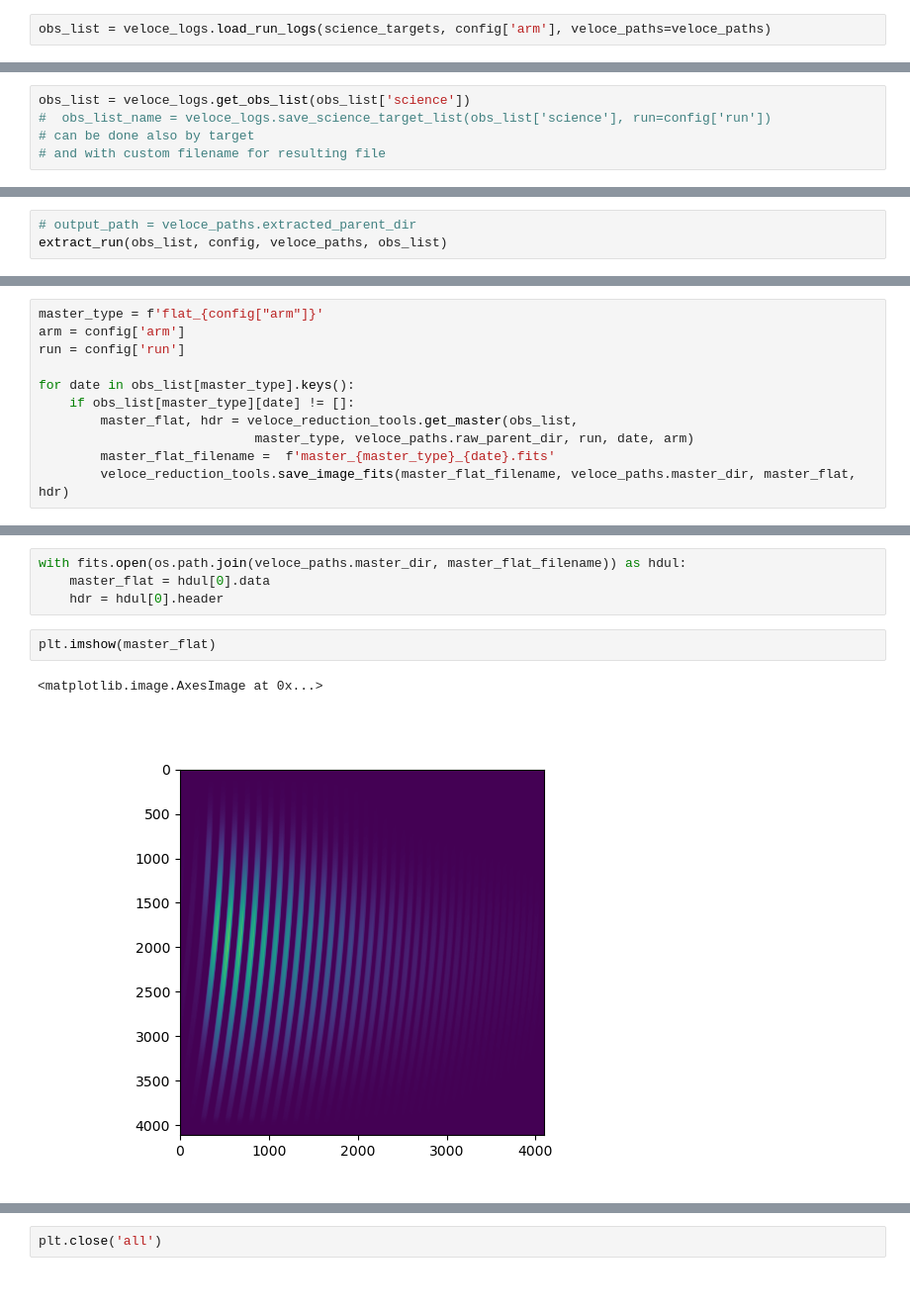
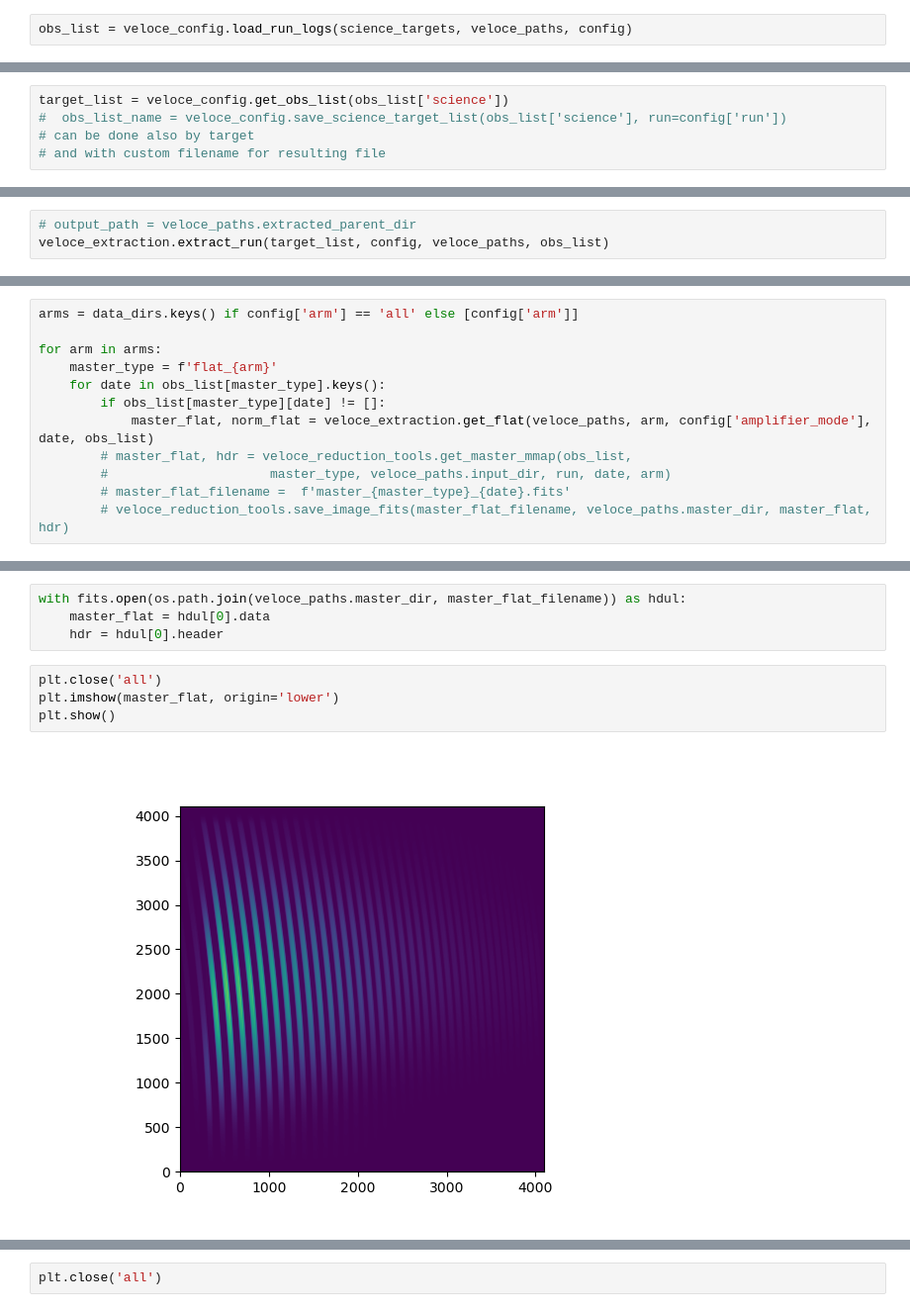
Before and after one commit to joakru-astro/veloce_reduction, a Jupyter notebook: veloce_reduction.ipynb, the cells around one changed output, grey strips where cells are left out. Shown at 99% size. Drawn from its saved outputs; the diff is of its cells as text; blank space fills up the shorter version.

```diff
--- a/veloce_reduction.ipynb
+++ b/veloce_reduction.ipynb
@@ -105,2 +164,2 @@ Step 1 - read data filenames from logs
 # %%
-obs_list = veloce_logs.load_run_logs(science_targets, config['arm'], veloce_paths=veloce_paths)
+obs_list = veloce_config.load_run_logs(science_targets, veloce_paths, config)
@@ -117,5 +168,5 @@ Step 2 - save targets list
 # %%
-obs_list = veloce_logs.get_obs_list(obs_list['science'])
-#  obs_list_name = veloce_logs.save_science_target_list(obs_list['science'], run=config['run'])
+target_list = veloce_config.get_obs_list(obs_list['science'])
+#  obs_list_name = veloce_config.save_science_target_list(obs_list['science'], run=config['run'])
 # can be done also by target
 # and with custom filename for resulting file
@@ -262,5 +175,5 @@ Step 3 - Extract science data
 # %%
 # output_path = veloce_paths.extracted_parent_dir
-extract_run(obs_list, config, veloce_paths, obs_list)
+veloce_extraction.extract_run(target_list, config, veloce_paths, obs_list)
 # %% [output]
 red
@@ -371,12 +432,13 @@ plt.show()
 # %%
-master_type = f'flat_{config["arm"]}'
-arm = config['arm']
-run = config['run']
+arms = data_dirs.keys() if config['arm'] == 'all' else [config['arm']]
 
-for date in obs_list[master_type].keys():
-    if obs_list[master_type][date] != []:
-        master_flat, hdr = veloce_reduction_tools.get_master(obs_list,
-                            master_type, veloce_paths.raw_parent_dir, run, date, arm)
-        master_flat_filename =  f'master_{master_type}_{date}.fits'
-        veloce_reduction_tools.save_image_fits(master_flat_filename, veloce_paths.master_dir, master_flat, hdr)
+for arm in arms:
+    master_type = f'flat_{arm}'
+    for date in obs_list[master_type].keys():
+        if obs_list[master_type][date] != []:
+            master_flat, norm_flat = veloce_extraction.get_flat(veloce_paths, arm, config['amplifier_mode'], date, obs_list)
+        # master_flat, hdr = veloce_reduction_tools.get_master_mmap(obs_list,
+        #                     master_type, veloce_paths.input_dir, run, date, arm)
+        # master_flat_filename =  f'master_{master_type}_{date}.fits'
+        # veloce_reduction_tools.save_image_fits(master_flat_filename, veloce_paths.master_dir, master_flat, hdr)
 # %%
@@ -391,7 +453,8 @@ with fits.open(os.path.join(veloce_paths.master_dir, master_flat_filename)) as h
     master_flat = hdul[0].data
     hdr = hdul[0].header
 # %%
-plt.imshow(master_flat)
+plt.close('all')
+plt.imshow(master_flat, origin='lower')
+plt.show()
 # %% [output]
-<matplotlib.image.AxesImage at 0x...>
-[figure, old version]
+[figure, new version]
```
Also changed, not shown: parts of 49 cells of this notebook, 16 other files.
